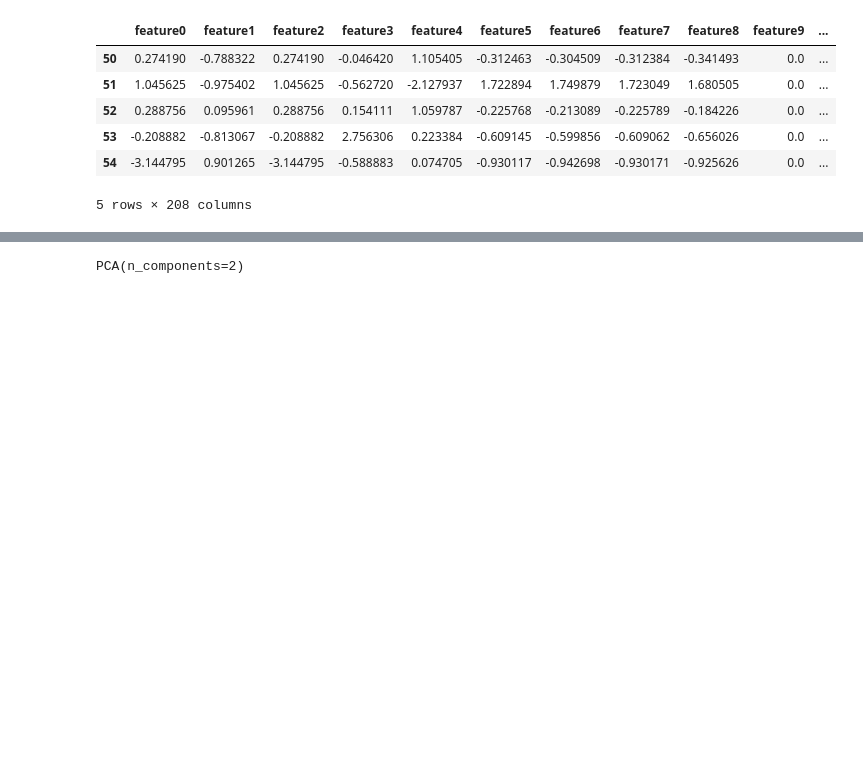
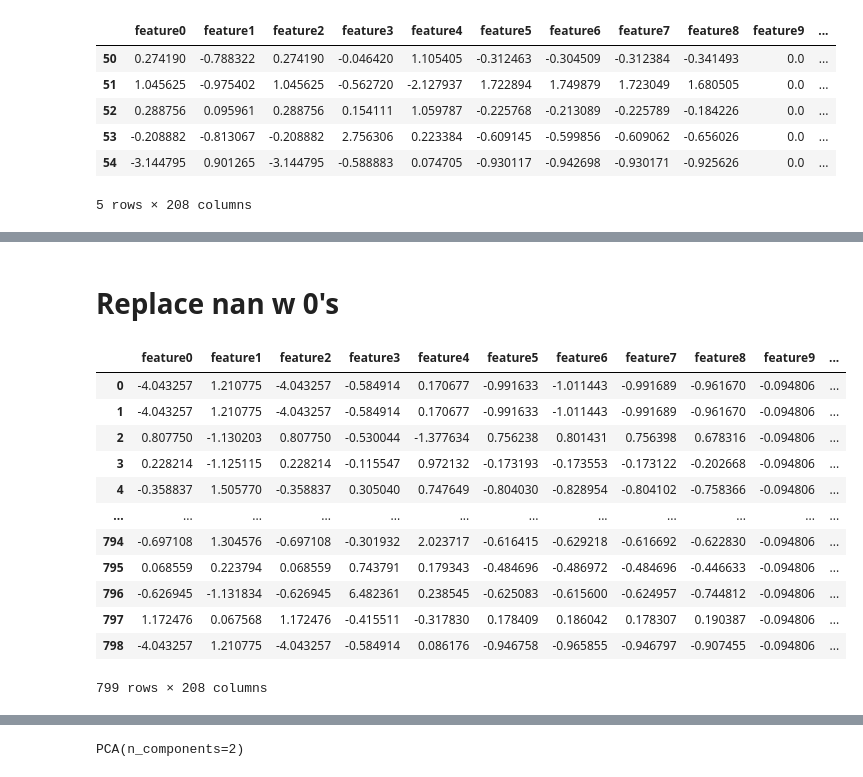
Before and after one commit to meidelien/Metabolic-network-layout-using-biochemical-coordinates, a Jupyter notebook: Notebooks/PCA.ipynb, the cells around one changed output, grey strips where cells are left out. Cells and saved outputs as stored; diff of their text form; code cells hidden in the pictures; blank space fills up the shorter version.

Commit message:
Added PCA of iML15151
Added CSV where the nan have been replaced with 0's for PCA

```diff
--- a/Notebooks/PCA.ipynb
+++ b/Notebooks/PCA.ipynb
@@ -72,4 +69,22 @@ normalized_descriptors.head()
 5 rows × 208 columns
+# %% [markdown]
+# Replace nan w 0's
+# %%
+normalized_descriptors.replace(np.nan, 0)
+# %% [output]
+|  | feature0 | feature1 | feature2 | feature3 | feature4 | feature5 | feature6 | feature7 | feature8 | feature9 | ... |
+| 0 | -4.043257 | 1.210775 | -4.043257 | -0.584914 | 0.170677 | -0.991633 | -1.011443 | -0.991689 | -0.961670 | -0.094806 | ... |
+| 1 | -4.043257 | 1.210775 | -4.043257 | -0.584914 | 0.170677 | -0.991633 | -1.011443 | -0.991689 | -0.961670 | -0.094806 | ... |
+| 2 | 0.807750 | -1.130203 | 0.807750 | -0.530044 | -1.377634 | 0.756238 | 0.801431 | 0.756398 | 0.678316 | -0.094806 | ... |
+| 3 | 0.228214 | -1.125115 | 0.228214 | -0.115547 | 0.972132 | -0.173193 | -0.173553 | -0.173122 | -0.202668 | -0.094806 | ... |
+| 4 | -0.358837 | 1.505770 | -0.358837 | 0.305040 | 0.747649 | -0.804030 | -0.828954 | -0.804102 | -0.758366 | -0.094806 | ... |
+| ... | ... | ... | ... | ... | ... | ... | ... | ... | ... | ... | ... |
+| 794 | -0.697108 | 1.304576 | -0.697108 | -0.301932 | 2.023717 | -0.616415 | -0.629218 | -0.616692 | -0.622830 | -0.094806 | ... |
+| 795 | 0.068559 | 0.223794 | 0.068559 | 0.743791 | 0.179343 | -0.484696 | -0.486972 | -0.484696 | -0.446633 | -0.094806 | ... |
+| 796 | -0.626945 | -1.131834 | -0.626945 | 6.482361 | 0.238545 | -0.625083 | -0.615600 | -0.624957 | -0.744812 | -0.094806 | ... |
+| 797 | 1.172476 | 0.067568 | 1.172476 | -0.415511 | -0.317830 | 0.178409 | 0.186042 | 0.178307 | 0.190387 | -0.094806 | ... |
+| 798 | -4.043257 | 1.210775 | -4.043257 | -0.584914 | 0.086176 | -0.946758 | -0.965855 | -0.946797 | -0.907455 | -0.094806 | ... |
+799 rows × 208 columns
 # %%
 pca_descriptors = PCA(n_components= 2)
 principalComponents_descriptors = pca_descriptors.fit_transform(normalized_descriptors)
```
Also changed, not shown: parts of 10 cells of this notebook, 1 other file.
